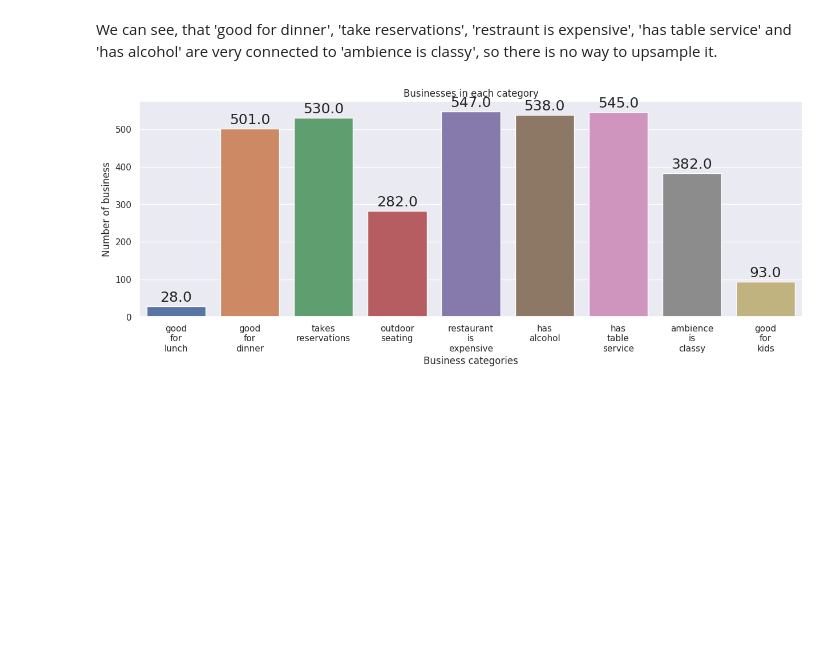
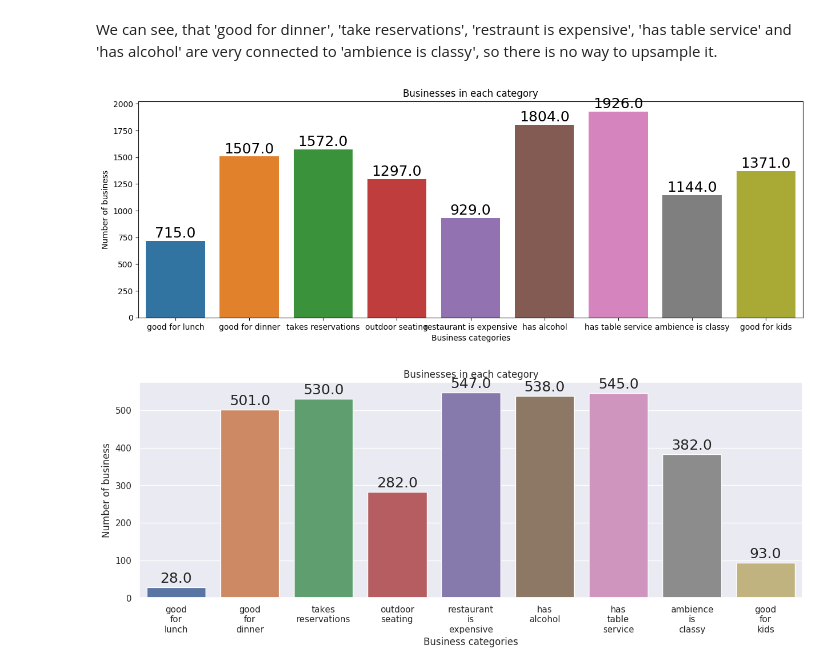
Before and after one commit to Midren/yelp_photo_classification, a Jupyter notebook: yelp_classification.ipynb, the cells around one changed output. Cells and saved outputs as stored; diff of their text form; code cells hidden in the pictures; blank space fills up the shorter version.

```diff
--- a/yelp_classification.ipynb
+++ b/yelp_classification.ipynb
@@ -311,6 +251,10 @@ show_classes_count(df[df['7'] == 1])
 [figure]
 # %% [markdown]
 We can see, that 'good for dinner', 'take reservations', 'restraunt is expensive', 'has table service' and 'has alcohol' are very connected to 'ambience is classy', so there is no way to upsample it.
+# %%
+show_classes_count(df.append(df[df['7'] == 1]))
+# %% [output]
+[figure, added]
 # %%
 show_classes_count(df[df['4'] == 1])
 # %% [output]
```
Also changed, not shown: parts of 28 cells of this notebook.
